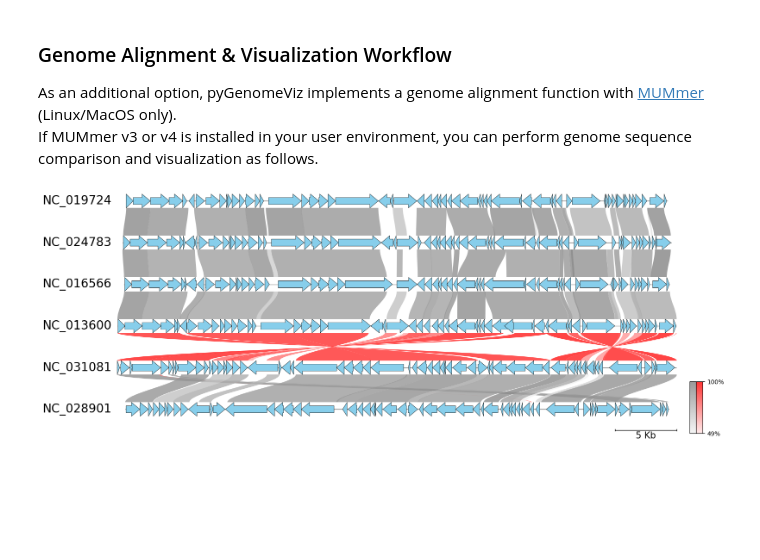
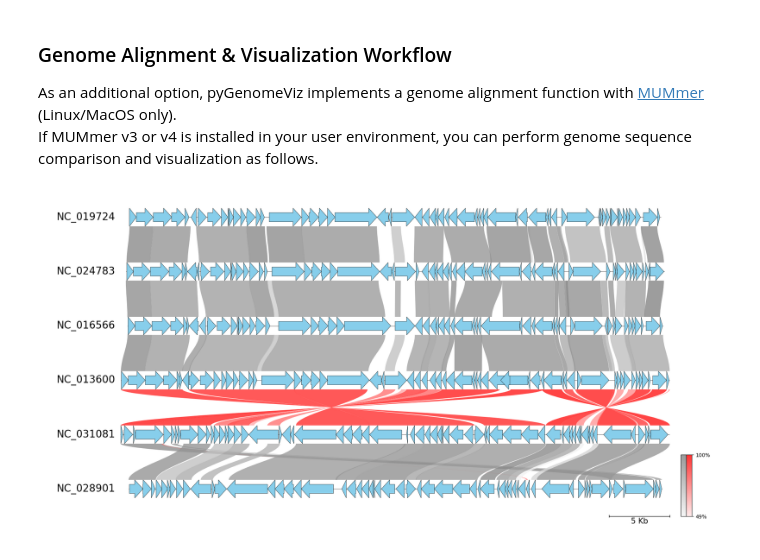
Before and after one commit to moshi4/pyGenomeViz, a Jupyter notebook: docs/getting_started.ipynb, the cells around one changed output. Cells and saved outputs as stored; diff of their text form; code cells hidden in the pictures; blank space fills up the shorter version.

```diff
--- a/docs/getting_started.ipynb
+++ b/docs/getting_started.ipynb
@@ -206,36 +206,35 @@ from pygenomeviz.align import MUMmer, AlignCoord
 from tempfile import TemporaryDirectory
 
 gv = GenomeViz(
-    fig_track_height=0.5,
-    feature_track_ratio=0.5,
-    tick_track_ratio=0.5,
+    fig_track_height=0.7,
+    link_track_ratio=2.0,
     align_type="center",
     tick_style="bar",
 )
 
 gbk_files, _ = load_dataset("enterobacteria_phage")
 gbk_list = [Genbank(f) for f in gbk_files]
 for gbk in gbk_list:
     track = gv.add_feature_track(gbk.name, gbk.genome_length)
     track.add_genbank_features(gbk, facecolor="skyblue", linewidth=0.5)
 
 # Run MUMmer alignment
 with TemporaryDirectory() as tmpdir:
     # seqtype='nucleotide'|'protein', maptype='one-to-one'|'many-to-many'
     align_coords = MUMmer(gbk_list, tmpdir, seqtype="protein", maptype="many-to-many").run()
     # Filter alignment results by 'min_length', 'min_identity' threshold
     align_coords = AlignCoord.filter(align_coords, min_length=0, min_identity=0)
     # Write alignment result as tsv format file
     AlignCoord.write(align_coords, f"{tmpdir}/align_coords.tsv")
 
 min_identity = int(min([ac.identity for ac in align_coords]))
 for ac in align_coords:
     link1 = (ac.ref_name, ac.ref_start, ac.ref_end)
     link2 = (ac.query_name, ac.query_start, ac.query_end)
     gv.add_link(link1, link2, curve=True, v=ac.identity, vmin=min_identity)
 
 fig = gv.plotfig()
 
 gv.set_colorbar(fig, vmin=min_identity)
 # %% [output]
-[figure, old version]
+[figure, new version]
```
Also changed, not shown: parts of 8 cells of this notebook, 15 other files.
